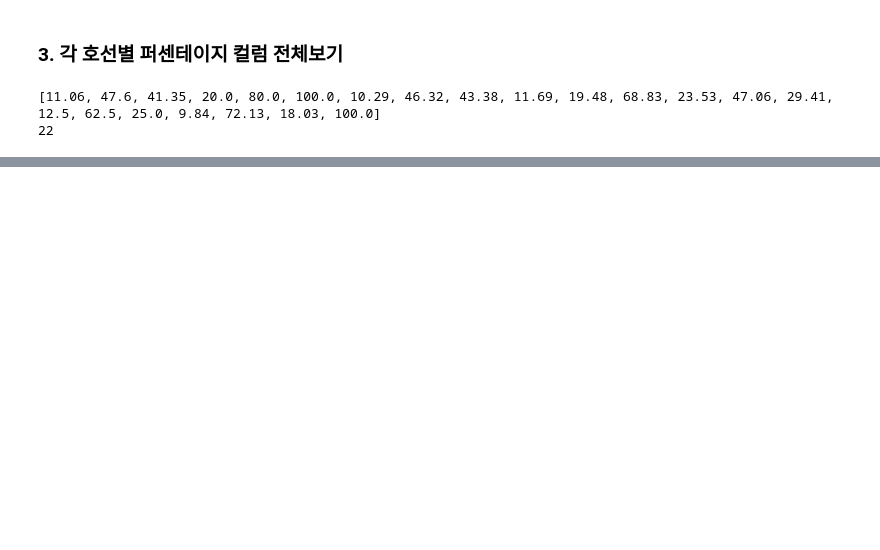
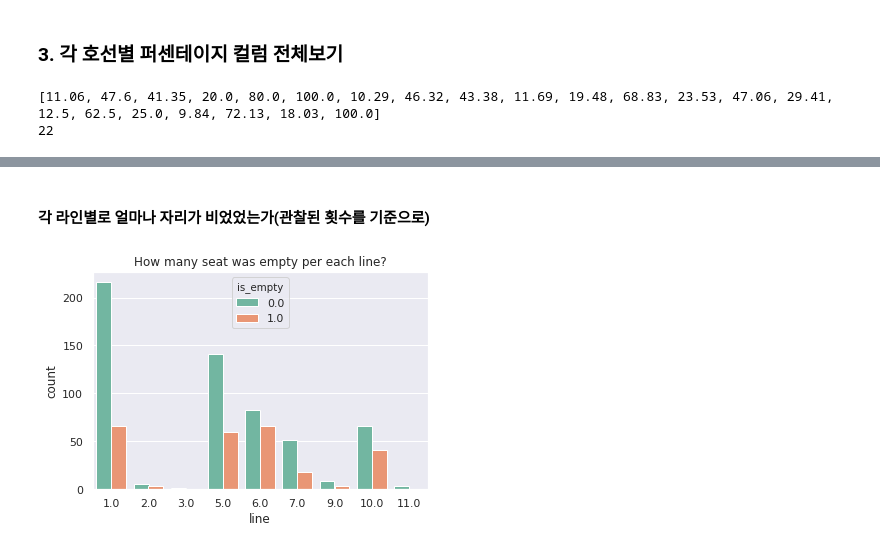
Before and after one commit to springkind/Project_pregnant_seat_subway, a Jupyter notebook: bomin/3-1) 호선별 붐빔정도와 비임산부의 착석비율.ipynb, the cells around one changed output, grey strips where cells are left out. Drawn from its saved outputs; the diff is of its cells as text; code cells hidden in the pictures; blank space fills up the shorter version.

```diff
--- a/bomin/3-1) 호선별 붐빔정도와 비임산부의 착석비율.ipynb
+++ b/bomin/3-1) 호선별 붐빔정도와 비임산부의 착석비율.ipynb
@@ -510,0 +501,8 @@ lines_total_counts
+# %% [markdown]
+#### 각 라인별로 얼마나 자리가 비었었는가(관찰된 횟수를 기준으로)
+# %%
+sns.countplot(x="line", hue="is_empty", data=table)
+plt.title("How many seat was empty per each line?")
+plt.show()
+# %% [output]
+[figure, added]
```
Also changed, not shown: parts of 87 cells of this notebook, 9 other files.
